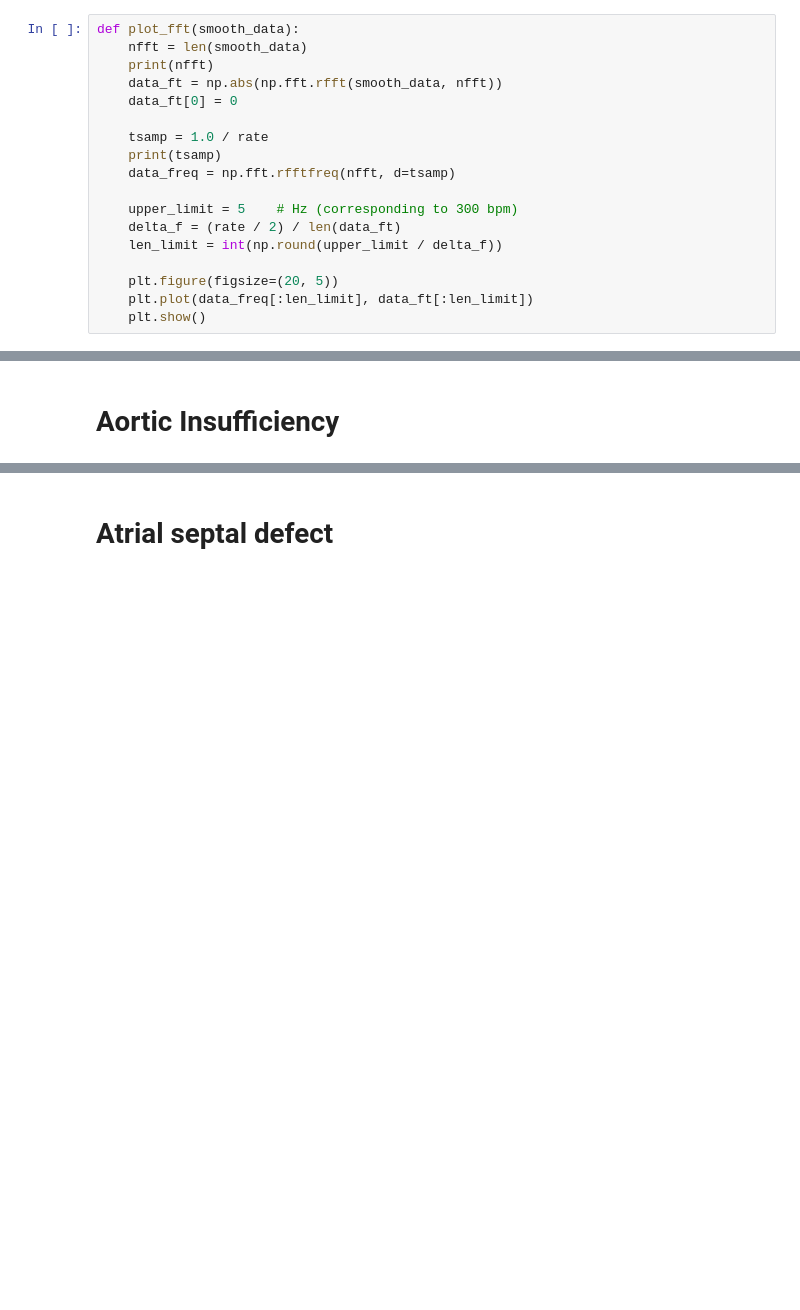
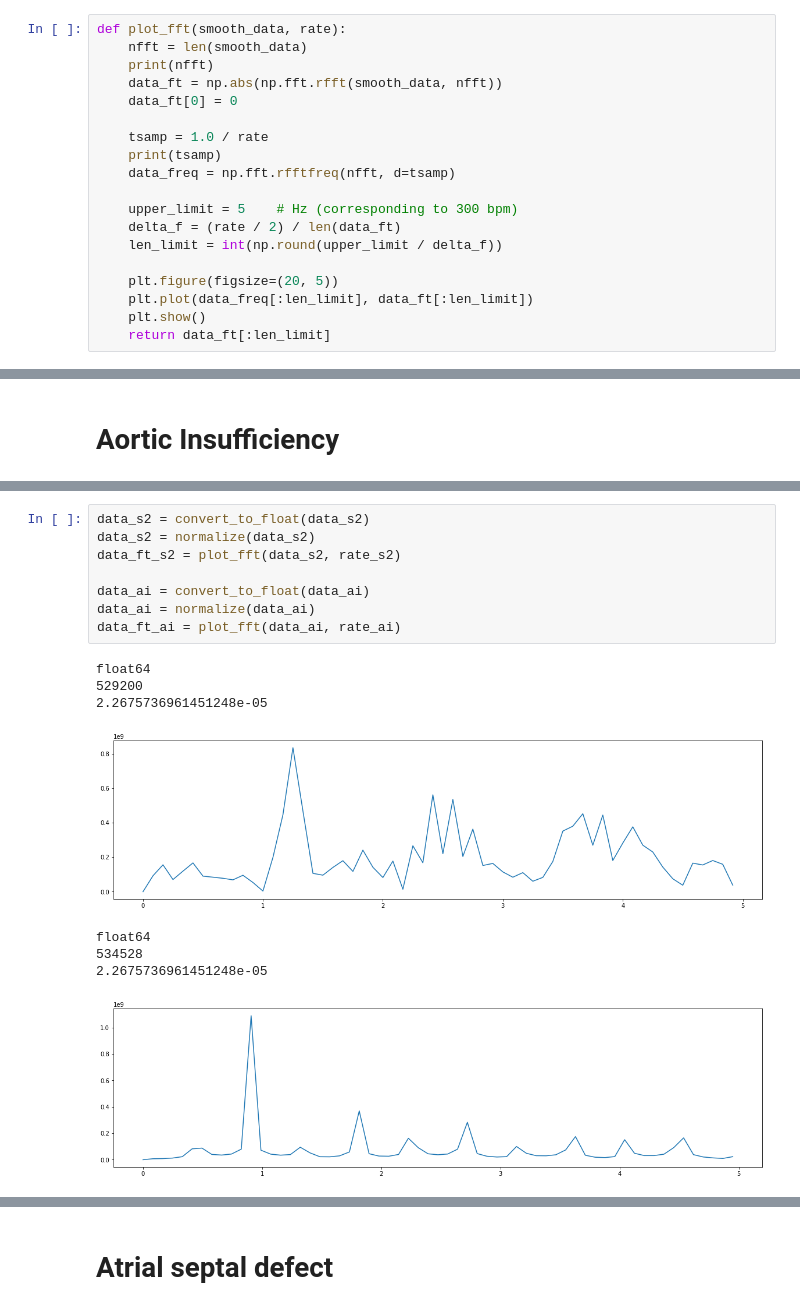
Before and after one commit to jayanthc/cadence, a Jupyter notebook: eda2.ipynb, the cells around one changed output, grey strips where cells are left out. Saved outputs shown, nothing was run; the diff lists cells and outputs as text; blank space fills up the shorter version.

```diff
--- a/eda2.ipynb
+++ b/eda2.ipynb
@@ -70,7 +70,7 @@ plot_samples(data)
 # %% [output]
 [figure]
 # %%
-def plot_fft(smooth_data):
+def plot_fft(smooth_data, rate):
     nfft = len(smooth_data)
     print(nfft)
     data_ft = np.abs(np.fft.rfft(smooth_data, nfft))
@@ -87,6 +87,7 @@ def plot_fft(smooth_data):
     plt.figure(figsize=(20, 5))
     plt.plot(data_freq[:len_limit], data_ft[:len_limit])
     plt.show()
+    return data_ft[:len_limit]
 # %%
 plot_fft(data)
 # %% [output]
@@ -183,0 +190,17 @@ float64
+# %%
+data_s2 = convert_to_float(data_s2)
+data_s2 = normalize(data_s2)
+data_ft_s2 = plot_fft(data_s2, rate_s2)
+
+data_ai = convert_to_float(data_ai)
+data_ai = normalize(data_ai)
+data_ft_ai = plot_fft(data_ai, rate_ai)
+# %% [output]
+float64
+529200
+2.2675736961451248e-05
+[figure, added]
+float64
+534528
+2.2675736961451248e-05
+[figure, added]
```
Also changed, not shown: parts of 8 cells of this notebook.
